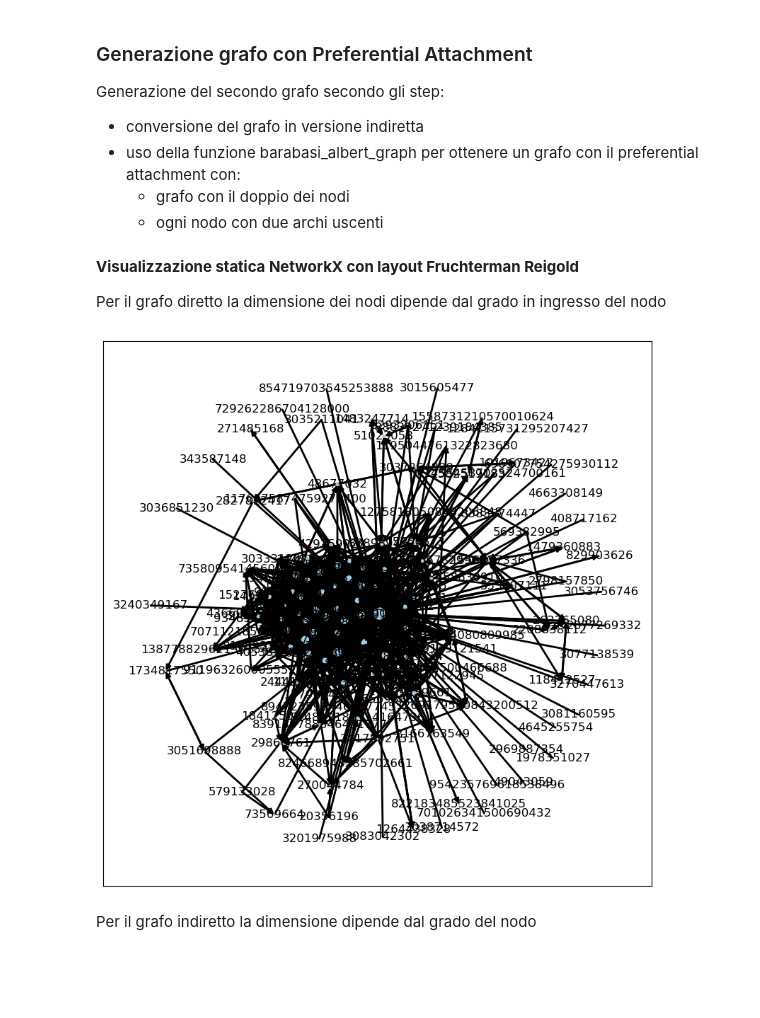
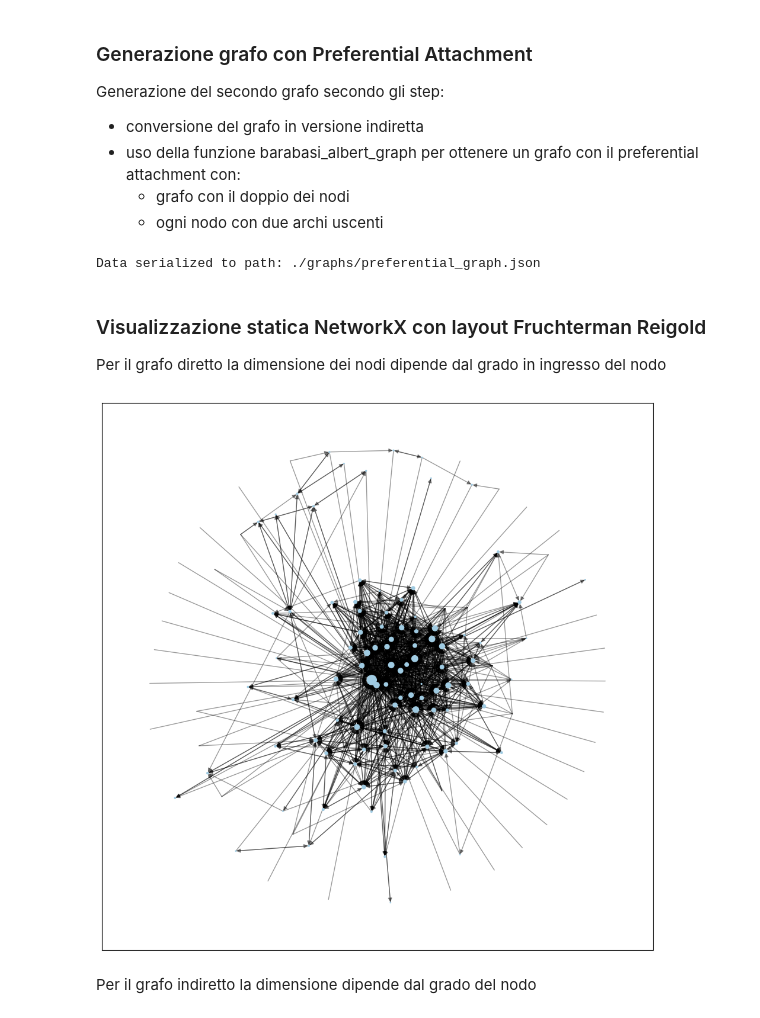
Before and after one commit to TheCancia22/Social-Computing-Project-1-2, a Jupyter notebook: progetto.ipynb, the cells around one changed output. Saved outputs shown, nothing was run; the diff lists cells and outputs as text; code cells hidden in the pictures; blank space fills up the shorter version.

Commit message:
Fuso parzialmente e raffinato il codice
Generalizzata la parte di calcolo delle metriche, necessaria generalizzazione del plot dei grafi.

```diff
--- a/progetto.ipynb
+++ b/progetto.ipynb
@@ -180,7 +181,8 @@ for i in range(start, end):
 
     # Se l'i-esimo follower non è protetto e ha dei follower, li scarico
     if (not follower["protected"] and follower["public_metrics"]["followers_count"] > 0):
-        for all_follower_followers in tweepy.Paginator(client.get_users_followers, id = follower["id"], user_fields=["description", "protected", "public_metrics"], max_results = 1000):
+        for all_follower_followers in tweepy.Paginator(client.get_users_followers, id = follower["id"],
+                                                       user_fields=["description", "protected", "public_metrics"], max_results = 1000):
             parsed_followers = []
 
             for ff in all_follower_followers.data:
@@ -343,5 +345,5 @@ Al grafo definito precedentemente si vogliono aggiungere archi $(v,w)$ tra due n
 # Si ereditano le variabili 'social_graph' e 'users' dal chunk precedente
 for v in social_graph.nodes:
     for w in social_graph.nodes:
-        if ((not v == w) and (not users[str(w)]["protected"]) and (v in users[str(w)]["followers"])):
+        if (not v == w and not users[str(w)]["protected"] and v in users[str(w)]["followers"]):
             social_graph.add_edge(v, w)
@@ -361,28 +369,33 @@ graph_preferential = nx.barabasi_albert_graph(number_of_nodes*2, 2, initial_grap
+# %%
+# Serializzazione del grafo
+graph_dict = nx.node_link_data(preferential_graph)
+serialize_json(graph_folder, "preferential_graph.json", graph_dict)
+# %% [output]
+Data serialized to path: ./graphs/preferential_graph.json
 # %% [markdown]
-**Visualizzazione statica NetworkX con layout Fruchterman Reigold**
-
+### Visualizzazione statica NetworkX con layout Fruchterman Reigold
 
 Per il grafo diretto la dimensione dei nodi dipende dal grado in ingresso del nodo
+# %%
+rcParams['figure.figsize'] = 12, 12
 # %%
 in_degree_weight = []
 for node in social_graph.nodes():
-    in_degree_weight.append(social_graph.in_degree[node])
+    in_degree_weight.append(social_graph.in_degree(node))
 
 
-rcParams['figure.figsize'] = 10, 10
 nx.draw_networkx(
     social_graph,
     pos=nx.spring_layout(social_graph),
     node_color='#A0CBE2',
-    width=2,
-    edge_cmap=plt.cm.Blues,
-    with_labels=True,
+    edge_color=(0,0,0,0.4),
+    with_labels=False,
     node_size = in_degree_weight
 )
 plt.savefig(out_folder+"/social_graph.pdf")
 plt.show()
 # %% [output]
-[figure, old version]
+[figure, new version]
 # %% [markdown]
 Per il grafo indiretto la dimensione dipende dal grado del nodo
 # %%
```
Also changed, not shown: parts of 13 cells of this notebook, 7 other files.
